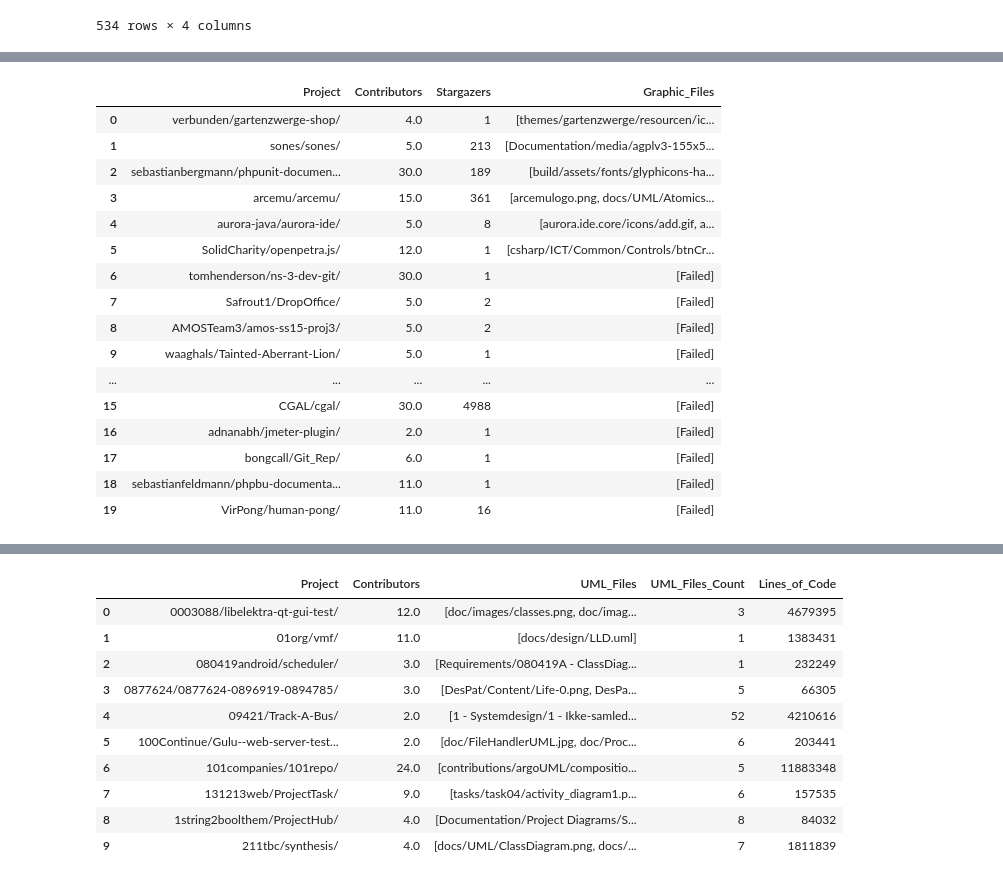
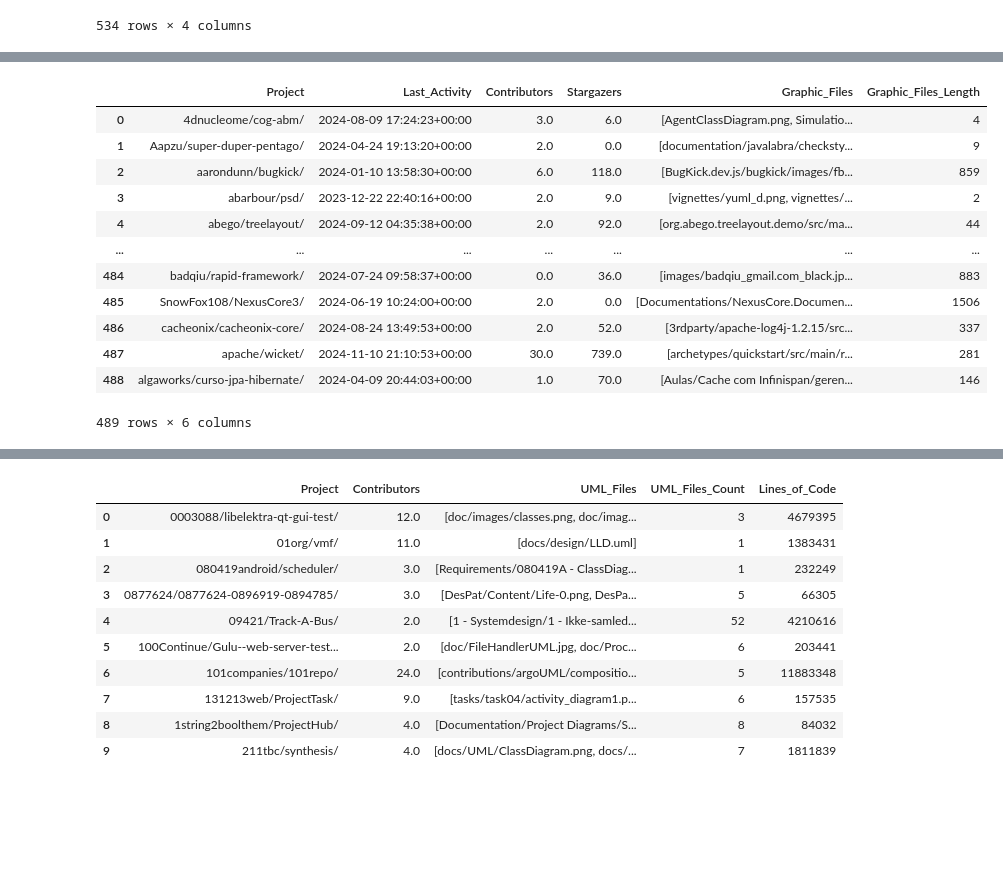
Before and after one commit to zakipauzi/uml_code_traceability, a Jupyter notebook: get_repos.ipynb, the cells around one changed output, grey strips where cells are left out. Drawn from its saved outputs; the diff is of its cells as text; code cells hidden in the pictures; blank space fills up the shorter version.

```diff
--- a/get_repos.ipynb
+++ b/get_repos.ipynb
@@ -338,21 +270,0 @@ Time reset: 1731580158
-# %%
-repo_contrib_graphics_df_11.to_csv('repo_contrib_graphics_df_11.csv', index=False)
-repo_contrib_graphics_df_11
-# %% [output]
-|  | Project | Contributors | Stargazers | Graphic_Files |
-| 0 | verbunden/gartenzwerge-shop/ | 4.0 | 1 | [themes/gartenzwerge/resourcen/ic... |
-| 1 | sones/sones/ | 5.0 | 213 | [Documentation/media/agplv3-155x5... |
-| 2 | sebastianbergmann/phpunit-documen... | 30.0 | 189 | [build/assets/fonts/glyphicons-ha... |
-| 3 | arcemu/arcemu/ | 15.0 | 361 | [arcemulogo.png, docs/UML/Atomics... |
-| 4 | aurora-java/aurora-ide/ | 5.0 | 8 | [aurora.ide.core/icons/add.gif, a... |
-| 5 | SolidCharity/openpetra.js/ | 12.0 | 1 | [csharp/ICT/Common/Controls/btnCr... |
-| 6 | tomhenderson/ns-3-dev-git/ | 30.0 | 1 | [Failed] |
-| 7 | Safrout1/DropOffice/ | 5.0 | 2 | [Failed] |
-| 8 | AMOSTeam3/amos-ss15-proj3/ | 5.0 | 2 | [Failed] |
-| 9 | waaghals/Tainted-Aberrant-Lion/ | 5.0 | 1 | [Failed] |
-| ... | ... | ... | ... | ... |
-| 15 | CGAL/cgal/ | 30.0 | 4988 | [Failed] |
-| 16 | adnanabh/jmeter-plugin/ | 2.0 | 1 | [Failed] |
-| 17 | bongcall/Git_Rep/ | 6.0 | 1 | [Failed] |
-| 18 | sebastianfeldmann/phpbu-documenta... | 11.0 | 1 | [Failed] |
-| 19 | VirPong/human-pong/ | 11.0 | 16 | [Failed] |
@@ -358,0 +302,22 @@ repo_contrib_graphics_df_11
+# %%
+import ast
+
+repo_graphics_df = pd.read_csv('repo_graphics_df.csv')
+repo_graphics_df['Graphic_Files'] = repo_graphics_df['Graphic_Files'].apply(ast.literal_eval)
+# show length
+repo_graphics_df['Graphic_Files_Length'] = repo_graphics_df['Graphic_Files'].apply(lambda x: len(x))
+repo_graphics_df
+# %% [output]
+|  | Project | Last_Activity | Contributors | Stargazers | Graphic_Files | Graphic_Files_Length |
+| 0 | 4dnucleome/cog-abm/ | 2024-08-09 17:24:23+00:00 | 3.0 | 6.0 | [AgentClassDiagram.png, Simulatio... | 4 |
+| 1 | Aapzu/super-duper-pentago/ | 2024-04-24 19:13:20+00:00 | 2.0 | 0.0 | [documentation/javalabra/checksty... | 9 |
+| 2 | aarondunn/bugkick/ | 2024-01-10 13:58:30+00:00 | 6.0 | 118.0 | [BugKick.dev.js/bugkick/images/fb... | 859 |
+| 3 | abarbour/psd/ | 2023-12-22 22:40:16+00:00 | 2.0 | 9.0 | [vignettes/yuml_d.png, vignettes/... | 2 |
+| 4 | abego/treelayout/ | 2024-09-12 04:35:38+00:00 | 2.0 | 92.0 | [org.abego.treelayout.demo/src/ma... | 44 |
+| ... | ... | ... | ... | ... | ... | ... |
+| 484 | badqiu/rapid-framework/ | 2024-07-24 09:58:37+00:00 | 0.0 | 36.0 | [images/badqiu_gmail.com_black.jp... | 883 |
+| 485 | SnowFox108/NexusCore3/ | 2024-06-19 10:24:00+00:00 | 2.0 | 0.0 | [Documentations/NexusCore.Documen... | 1506 |
+| 486 | cacheonix/cacheonix-core/ | 2024-08-24 13:49:53+00:00 | 2.0 | 52.0 | [3rdparty/apache-log4j-1.2.15/src... | 337 |
+| 487 | apache/wicket/ | 2024-11-10 21:10:53+00:00 | 30.0 | 739.0 | [archetypes/quickstart/src/main/r... | 281 |
+| 488 | algaworks/curso-jpa-hibernate/ | 2024-04-09 20:44:03+00:00 | 1.0 | 70.0 | [Aulas/Cache com Infinispan/geren... | 146 |
+489 rows × 6 columns
```
Also changed, not shown: parts of 26 cells of this notebook, 1 other file.
